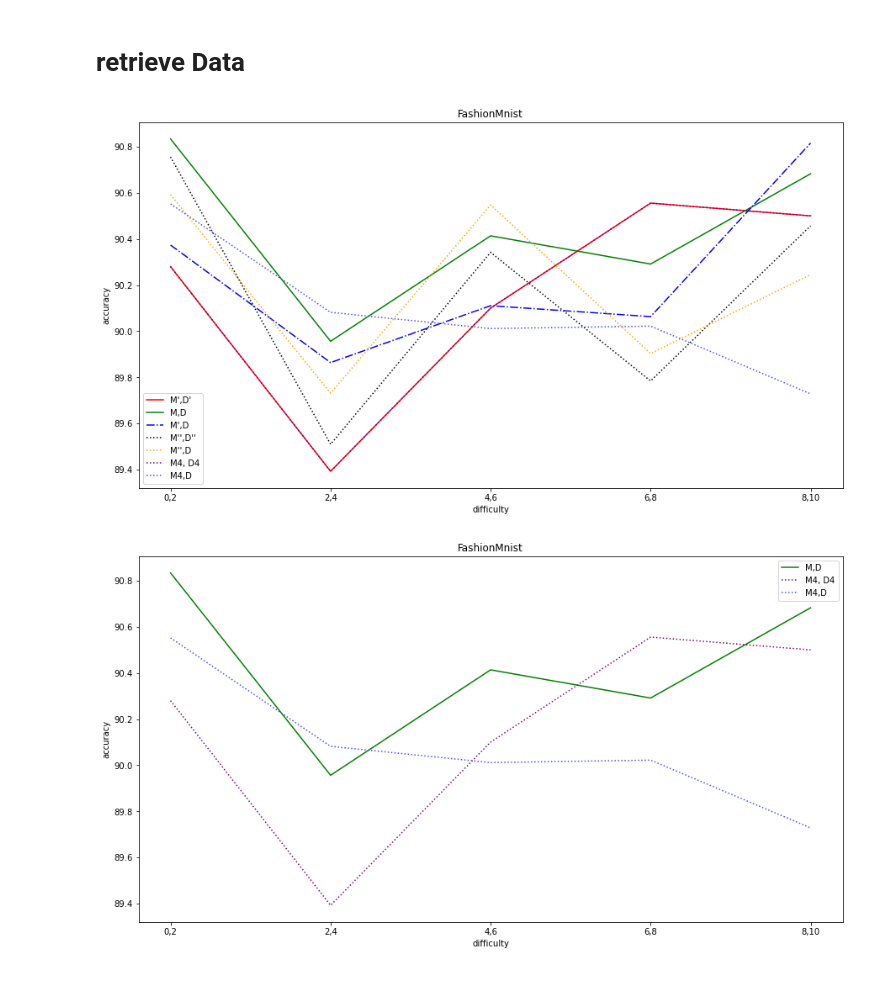
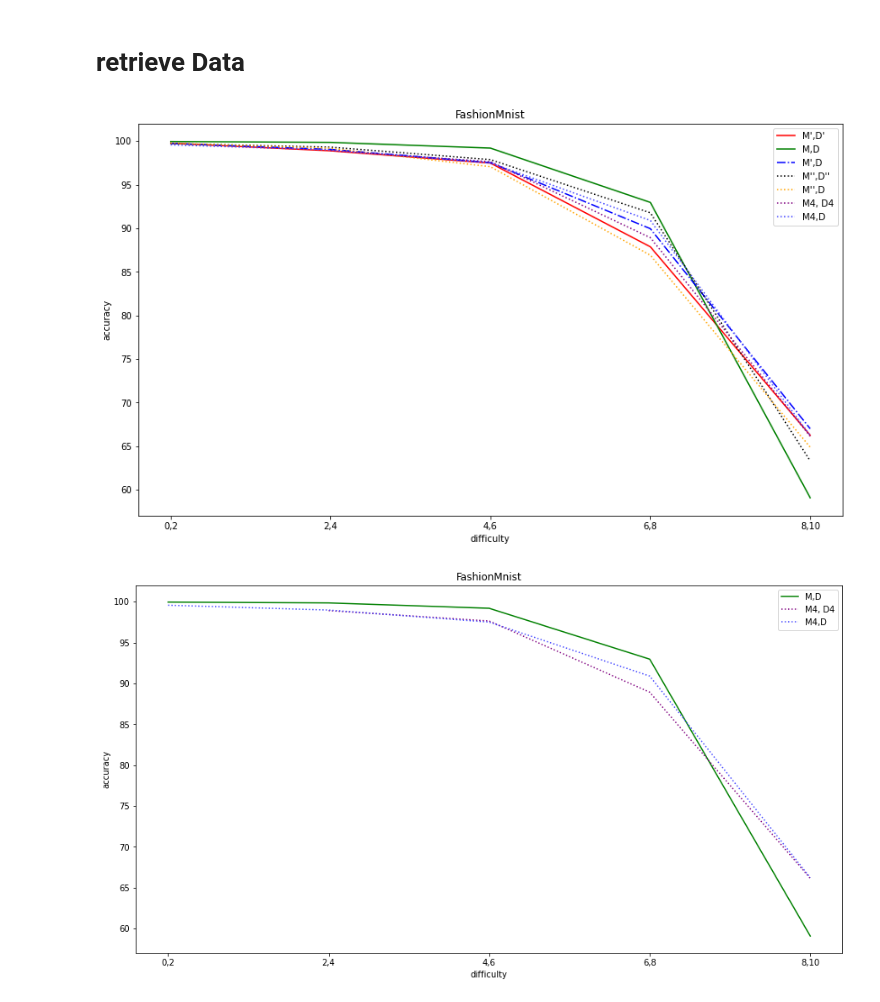
Before and after one commit to behzadnet/Intervention, a Jupyter notebook: No IRT/plots_fashionMnist.ipynb, the cells around one changed output. Drawn from its saved outputs; the diff is of its cells as text; code cells hidden in the pictures.

```diff
--- a/No IRT/plots_fashionMnist.ipynb
+++ b/No IRT/plots_fashionMnist.ipynb
@@ -663,7 +588,7 @@ plt.xlabel("difficulty")
 plt.ylabel("accuracy")
 #plt.ylim([0, 100])
 #plt.figure(figsize=(20,10))
-plt.rcParams['figure.figsize'] = [10, 6]
+plt.rcParams['figure.figsize'] = [14, 8]
 plt.plot(['0,2','2,4','4,6','6,8','8,10'], meanPerBinCont*100, ls='-', color = 'red')
 plt.plot(['0,2','2,4','4,6','6,8','8,10'], meanPerBin*100, ls=':', color = 'green')
 plt.plot(['0,2','2,4','4,6','6,8','8,10'], meanPerBinCont_nor*100, ls='-.', color = 'blue')
@@ -856,27 +779,38 @@ array([0.90552255, 0.90082022, 0.90011672, 0.90022148, 0.89728443])
 # meanPerBinBal_nor = np.array([0.91112821, 0.99640992, 0.99121775, 0.96850775, 0.82140897])
 # meanPerBinEasyout = np.array([0.914731556, 0.99643454, 0.99000095, 0.97472413, 0.83111452])
 # meanPerBinEasy_nor = np.array([0.90711125, 0.99745095, 0.99606984, 0.98523711, 0.90680507])
+
+meanPerBin = np.array([0.99950602, 0.99847758, 0.9919301,  0.92959095, 0.59056556])
+myhistAccum = np.array([8115., 7923., 8020., 8079., 7863.])
+meanPerBinCont = np.array([0.99756604, 0.98880464, 0.97472332, 0.87867653, 0.66231571])
+myhistAccumCont = np.array([ 4072.,  3964.,  4055.,  7697., 20212.])
+meanPerBinCont_nor = np.array([0.99726853, 0.99049954, 0.97518302, 0.89944804, 0.66979686])
+meanPerBinBal = np.array([0.99705398, 0.99303463, 0.97872548, 0.91767014, 0.6328844 ])
+myhistAccumBal = np.array([ 4072.,  4458.,  5322.,  9829., 16319.])
+meanPerBinBal_nor = np.array([0.99756678, 0.99176629, 0.97057815, 0.86900956, 0.64861565])
+meanPerBinEasyout = np.array([ 0.98912431, 0.97634076, 0.88913382, 0.6612394 ])
+meanPerBinEasy_nor = np.array([0.99565182, 0.98977152, 0.97497933, 0.90886738, 0.66209874])
 # %%
 plt.title("FashionMnist")
 plt.xlabel("difficulty")
 plt.ylabel("accuracy")
 #plt.ylim([0, 100])
 # plt.figure(figsize=(16,8))
 plt.rcParams['figure.figsize'] = [15, 8]
 plt.plot(['0,2','2,4','4,6','6,8','8,10'], meanPerBinCont*100, ls='-', color = 'red')
 plt.plot(['0,2','2,4','4,6','6,8','8,10'], meanPerBin*100, ls='-', color = 'green')
 plt.plot(['0,2','2,4','4,6','6,8','8,10'], meanPerBinCont_nor*100, ls='-.', color = 'blue')
 plt.plot(['0,2','2,4','4,6','6,8','8,10'], meanPerBinBal*100, ls=':', color = 'black')
 plt.plot(['0,2','2,4','4,6','6,8','8,10'], meanPerBinBal_nor*100, ls=':', color = 'orange')
-plt.plot(['0,2','2,4','4,6','6,8','8,10'], meanPerBinEasyout*100, ls=':', color = 'purple')
+plt.plot(['2,4','4,6','6,8','8,10'], meanPerBinEasyout*100, ls=':', color = 'purple')
 plt.plot(['0,2','2,4','4,6','6,8','8,10'], meanPerBinEasy_nor*100, ls=':', color = '#4649FF')
 
 
 plt.legend(["M',D'","M,D", "M',D","M'',D''","M'',D", "M4, D4", "M4,D"])
 #plt.legend(["M',D'","M,D", "M',D","M4, D4", "M4,D"])
 plt.show()
 # %% [output]
-[figure, old version]
+[figure, new version]
 # %%
 plt.title("FashionMnist")
 plt.xlabel("difficulty")
@@ -885,11 +819,11 @@ plt.ylabel("accuracy")
 # plt.figure(figsize=(16,8))
 plt.rcParams['figure.figsize'] = [15, 8]
 plt.plot(['0,2','2,4','4,6','6,8','8,10'], meanPerBin*100, ls='-', color = 'green')
-plt.plot(['0,2','2,4','4,6','6,8','8,10'], meanPerBinEasyout*100, ls=':', color = 'purple')
+plt.plot(['2,4','4,6','6,8','8,10'], meanPerBinEasyout*100, ls=':', color = 'purple')
 plt.plot(['0,2','2,4','4,6','6,8','8,10'], meanPerBinEasy_nor*100, ls=':', color = '#4649FF')
 
 
 plt.legend(["M,D", "M4, D4", "M4,D"])
 plt.show()
 # %% [output]
-[figure, old version]
+[figure, new version]
```
Also changed, not shown: parts of 17 cells of this notebook.
